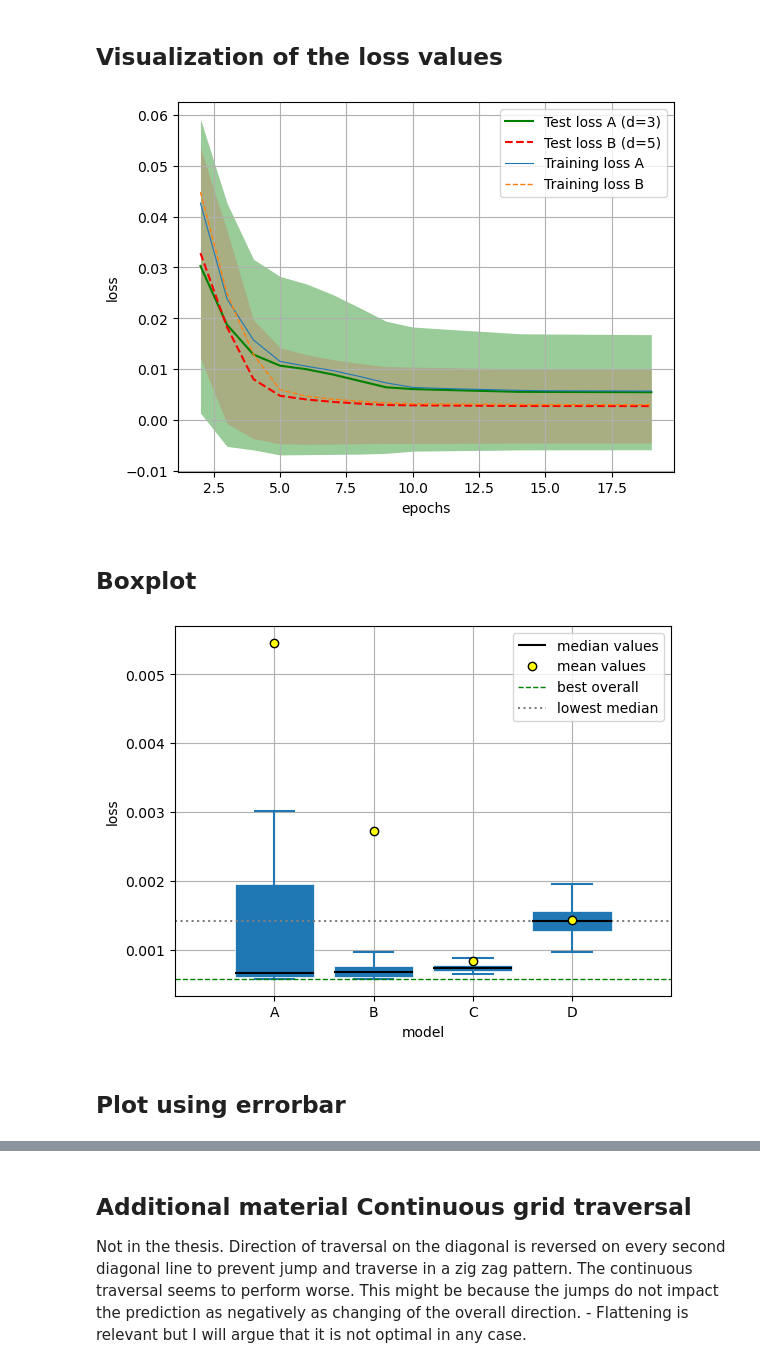
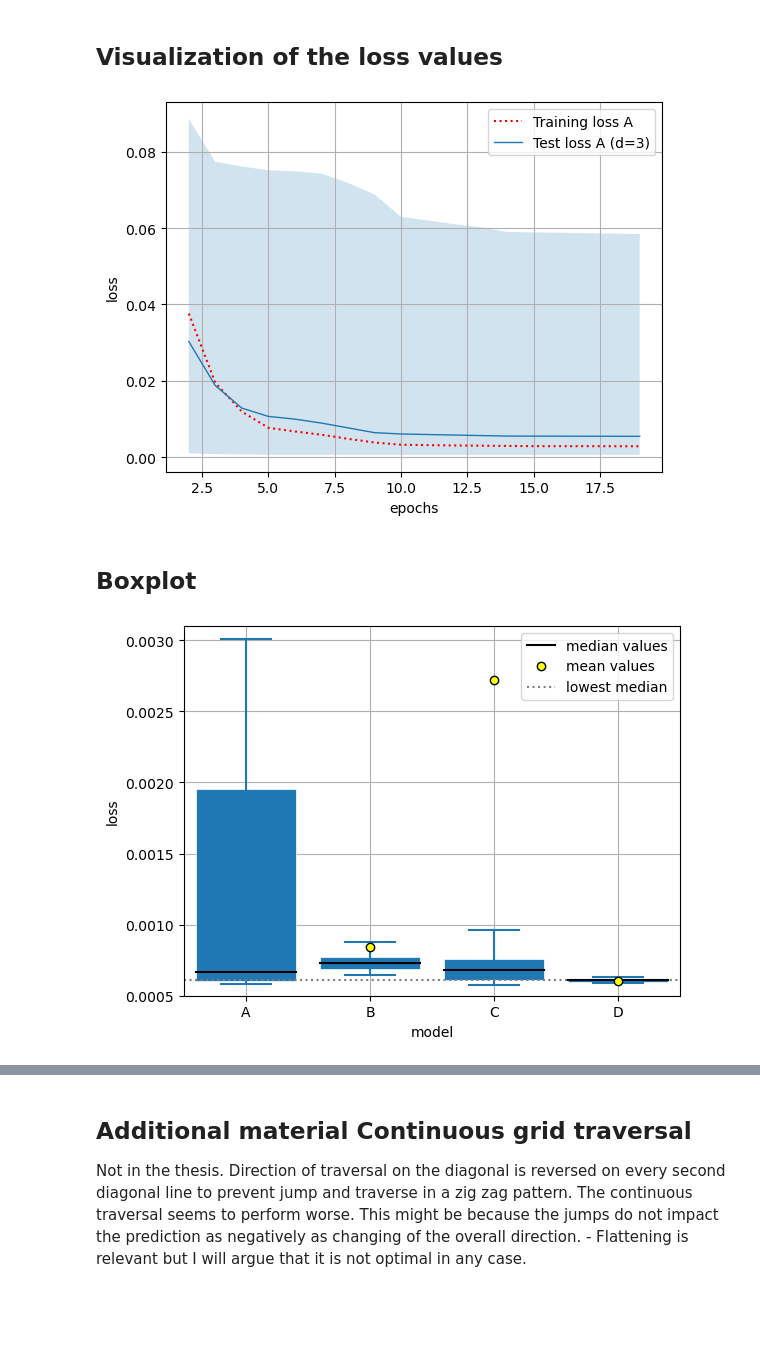
Before and after one commit to vschormann/MA_ML_assisted_SUPG, a Jupyter notebook: Section_3_1.ipynb, the cells around one changed output, grey strips where cells are left out. Drawn from its saved outputs; the diff is of its cells as text; code cells hidden in the pictures; blank space fills up the shorter version.

```diff
--- a/Section_3_1.ipynb
+++ b/Section_3_1.ipynb
@@ -469,3 +451,6 @@ class sMLP(torch.nn.Module):
     def forward(self, x):
         y_pred = self.ffwd(x)
         return y_pred
+# %%
+model = sMLP(15028,2000,6,1024,torch.nn.LeakyReLU,True,torch.nn.LayerNorm,True, 0.5,None)
+print(f"Parameters CNN_S: \t{sum(p.numel() for p in model.parameters())}")
@@ -523,6 +510,7 @@ def train(
         loss_fn,
         optimizer,
         scheduler,
+        gamma,
         step_size,
         epochs,
         train_set_input_dir,
@@ -598,7 +586,7 @@ def train(
                 dtype=dtype
             )
     optimizer = optimizer(model.parameters())
-    scheduler = scheduler(optimizer=optimizer, step_size=step_size)
+    scheduler = scheduler(optimizer=optimizer, step_size=step_size, gamma=gamma)
     train_loss_array = np.array([])
     test_loss_array = np.array([])
     for t in range(epochs):
@@ -738,6 +726,7 @@ for k in range(50):
         figure_file = None
     )
 
+
     train(
         device = 'mps',
         dtype = torch.float32,
@@ -745,16 +734,17 @@ for k in range(50):
         in_features = 15028,
         out_features = 1024,
         width=2000,
-        depth = 10,
+        depth = 6,
         activation = nn.LeakyReLU,
         residual_connection = True,
-        normalization = nn.BatchNorm1d,
-        Dropout = True,
+        normalization = nn.LayerNorm,
+        Dropout = None,
         p = None,
         loss_fn = nn.MSELoss(),
         optimizer = torch.optim.Adam,
         scheduler = torch.optim.lr_scheduler.StepLR,
-        step_size = 5,
+        gamma=0.5,
+        step_size = 4,
         epochs = 20,
         train_set_input_dir = "data/example_3_1/training_set/inputs/",
         train_set_target_dir = "data/example_3_1/training_set/target_values/",
@@ -768,6 +758,7 @@ for k in range(50):
         figure = False,
         figure_file = None
     )
+
 
     train(
         device = 'mps',
@@ -844,43 +817,45 @@ def load_loss_arrays(dir, idx, threshold=None):
                 l.append(arr)
         else:
             l.append(arr)
     return np.stack(l, axis = 0)
 
-threshold = 5
+threshold = 1
 narrow = load_loss_arrays(dir0, np.arange(50), threshold)
 hidden3 = load_loss_arrays(dir1, np.arange(50), threshold)
 hidden5 = load_loss_arrays(dir2, np.arange(50), threshold)
 hidden10 = load_loss_arrays(dir3, np.arange(50), threshold)
 tr_narrow = load_loss_arrays(dir4, np.arange(50), threshold)
 tr_hidden3 = load_loss_arrays(dir5, np.arange(50), threshold)
 tr_hidden5 = load_loss_arrays(dir6, np.arange(50), threshold)
 tr_hidden10 = load_loss_arrays(dir7, np.arange(50), threshold)
 
 start = 2
 end = 20
-def avg_loss_plot(model, label=None, start=0, end=-1, linestyle='-', alpha=0.5, color=None, ):
+def avg_loss_plot(model, label=None, start=0, end=-1, linestyle='-', alpha=0.5, color=None, linewidth=1):
     std = np.std(model, axis=0)[start:end]
     avg = np.average(model, axis=0)[start:end]
-    u = avg-std
-    o = avg+std
+    u = np.min(model, axis=0)[start:end]
+    o = np.max(model, axis=0)[start:end]
 
     x = np.arange(start, start+len(std))
     plt.fill_between(x, u,o, alpha=alpha,linewidth=0, color=color)
-    plt.plot(x,avg, label=label,linestyle=linestyle, color=color)
+    plt.plot(x,avg, label=label,linestyle=linestyle, color=color, linewidth=linewidth)
 #avg_loss_plot(narrow, 'narrow model', start,end, linestyle='--', alpha=0.3)
 x = np.arange(start, start+ len(np.average(tr_hidden3, axis=0)[start:end]))
-avg_loss_plot(hidden3, 'Test loss A (d=3)', start,end, alpha=0.4, color='green')
-avg_loss_plot(hidden5, 'Test loss B (d=5)', start,end, alpha=0.15, linestyle='--', color='red')
-plt.plot(x, np.average(tr_hidden3, axis=0)[start:end], label='Training loss A', linestyle="-", linewidth=0.8)
-plt.plot(x, np.average(tr_hidden5, axis=0)[start:end], label='Training loss B', linestyle="--", linewidth=1)
+#avg_loss_plot(hidden3, 'Test loss A (d=3)', start,end, alpha=0.2, linestyle=':', color='yellow', linewidth= 2)
+plt.plot(x, np.average(tr_hidden3, axis=0)[x], linestyle=':', linewidth=1.5, label = 'Training loss A', color = 'red')
+#avg_loss_plot(hidden5, 'Test loss B (d=5)', start,end, alpha=0.5, linestyle='-', linewidth=2)
+avg_loss_plot(hidden3, 'Test loss A (d=3)', start,end, alpha=0.2)
+#avg_loss_plot(hidden10, 'Test loss D (d=10)', start,end, alpha=0.4, linestyle=':', color='black')
+
 plt.legend()
 plt.xlabel('epochs')
 plt.ylabel('loss')
 plt.grid()
 plt.savefig('example_3_1_plain_loss.png')
 plt.show()
 # %% [output]
-[figure, old version]
+[figure, new version]
 # %% [markdown]
 ## Boxplot
 # %%
@@ -891,14 +866,14 @@ boxhidden10 = load_loss_arrays(dir3, np.arange(50), None)
 boxavg = np.vstack(
     [
         np.min(boxhidden3, axis=1),
+        np.min(boxnarrow, axis=1),
         np.min(boxhidden5, axis=1),
-        np.min(boxnarrow, axis=1),
         np.min(boxhidden10, axis=1)
         ]
     )
 bp = plt.boxplot(
     boxavg.T,
-    tick_labels=['A','B', 'C','D'],
+    labels=['A', 'B', 'C', 'D'],
     widths=0.8,
     patch_artist=True,
     #meanline=True,
@@ -916,12 +891,12 @@ lower_median = bp['medians'][3].get_ydata()[0]
 bp['means'][0].set_label('mean values')
 bp['medians'][0].set_label('median values')
 
-plt.axhline(lower_whisker_y, linestyle='--', linewidth=1, color='green', label='best overall')
+#plt.axhline(lower_whisker_y, linestyle='--', linewidth=1, color='green', label='best overall')
 plt.axhline(lower_median, linestyle=':', linewidth=1.5, color='grey', label='lowest median')
 
-plt.xlim((0,5))
+#plt.xlim((0,5))
 
-#plt.ylim(0.0224,0.0421)
+plt.ylim(0.0005,0.0031)
 plt.legend()
 plt.grid()
 plt.xlabel('model')
@@ -929,6 +904,4 @@ plt.ylabel('loss')
 plt.savefig('example_3_1_loss_boxplot.png')
 plt.show()
 # %% [output]
-[figure, old version]
+[figure, new version]
-# %% [markdown]
-## Plot using errorbar
```
Also changed, not shown: parts of 5 cells of this notebook, 4 other files.
